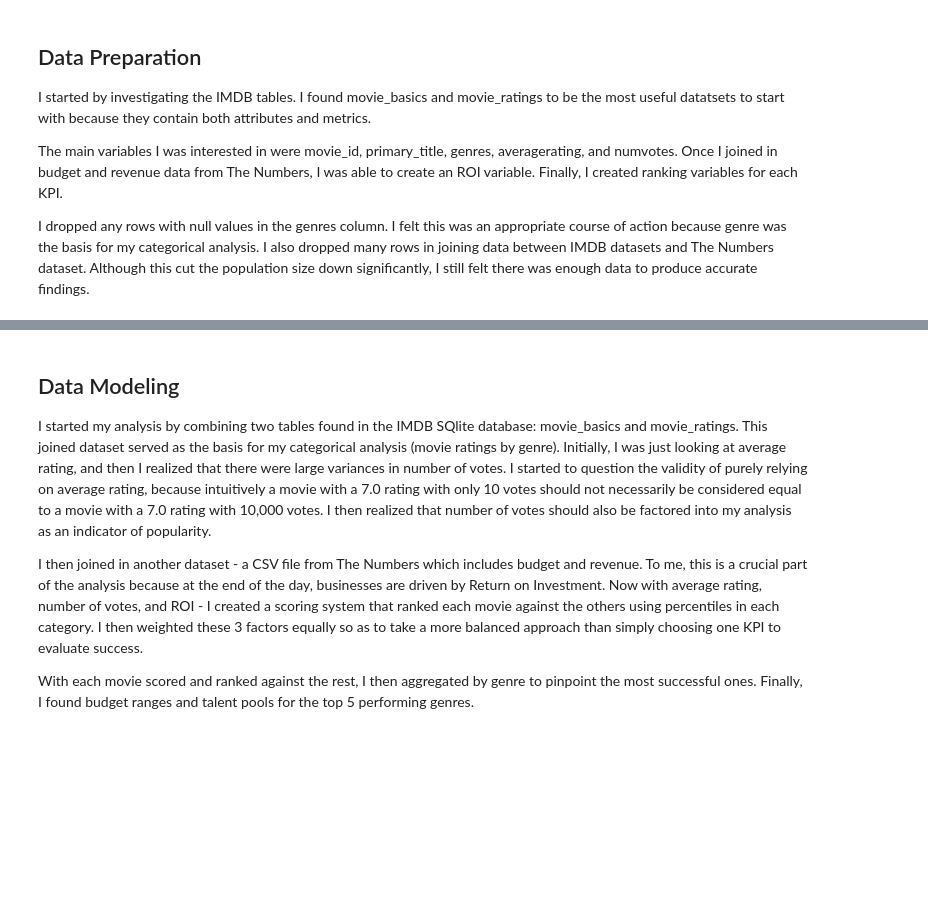
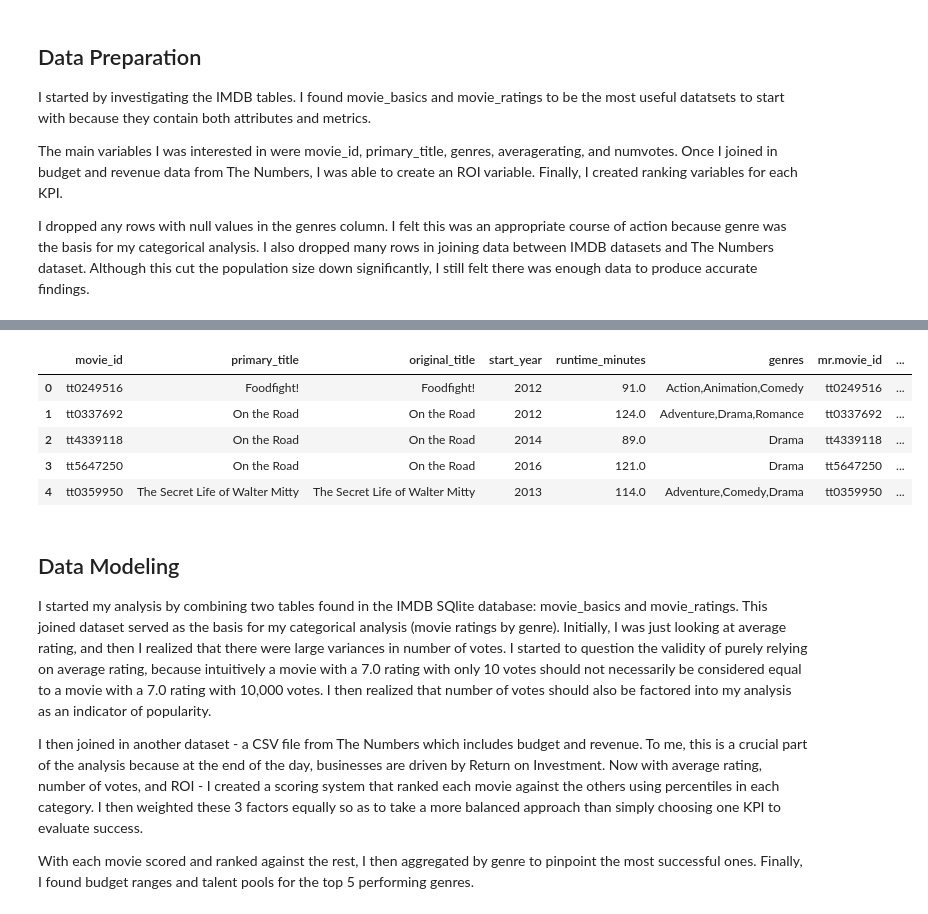
Before and after one commit to mitchellren123/Microsoft-Movie-Analysis, a Jupyter notebook: Microsoft_Movie_Analysis.ipynb, the cells around one changed output, grey strips where cells are left out. Saved outputs shown, nothing was run; the diff lists cells and outputs as text; code cells hidden in the pictures; blank space fills up the shorter version.

```diff
--- a/Microsoft_Movie_Analysis.ipynb
+++ b/Microsoft_Movie_Analysis.ipynb
@@ -100,7 +132,15 @@ the_numbers = pd.read_csv('/Users/mitchellren/Documents/Flatiron/phase_1/Microso
 # %%
 # Joining The Numbers budget & revenue data to IMDB ratings data
 
 joined_df = joined_imdb_clean.merge(the_numbers, how = 'inner', left_on = 'primary_title', right_on = 'movie')
+joined_df.head(5)
+# %% [output]
+|  | movie_id | primary_title | original_title | start_year | runtime_minutes | genres | mr.movie_id | ... |
+| 0 | tt0249516 | Foodfight! | Foodfight! | 2012 | 91.0 | Action,Animation,Comedy | tt0249516 | ... |
+| 1 | tt0337692 | On the Road | On the Road | 2012 | 124.0 | Adventure,Drama,Romance | tt0337692 | ... |
+| 2 | tt4339118 | On the Road | On the Road | 2014 | 89.0 | Drama | tt4339118 | ... |
+| 3 | tt5647250 | On the Road | On the Road | 2016 | 121.0 | Drama | tt5647250 | ... |
+| 4 | tt0359950 | The Secret Life of Walter Mitty | The Secret Life of Walter Mitty | 2013 | 114.0 | Adventure,Comedy,Drama | tt0359950 | ... |
 # %% [markdown]
 ## Data Modeling
 
```
Also changed, not shown: parts of 11 cells of this notebook, 1 other file.
